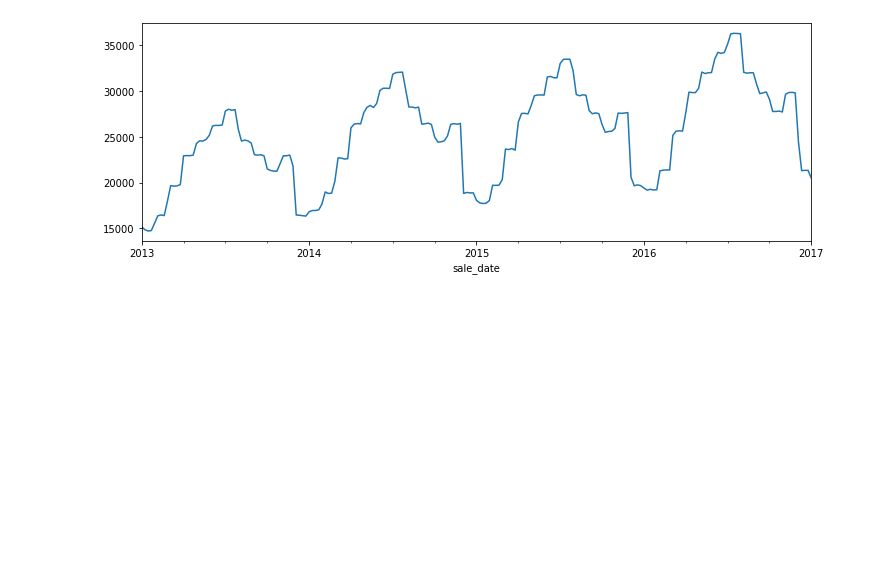
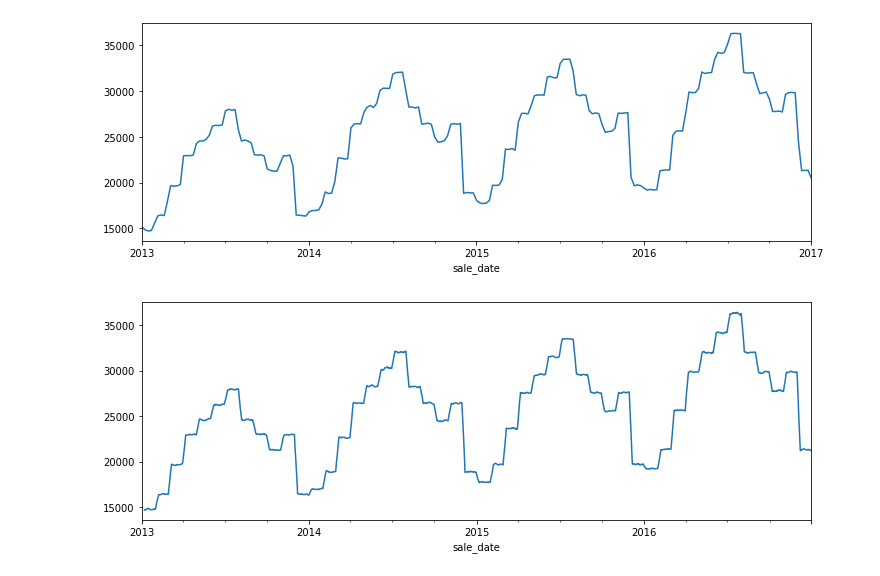
Before and after one commit to Johndsalas/ds-methodologies-exercises, a Jupyter notebook: time_series/Explore.ipynb, the cells around one changed output. Saved outputs shown, nothing was run; the diff lists cells and outputs as text; code cells hidden in the pictures; blank space fills up the shorter version.

```diff
--- a/time_series/Explore.ipynb
+++ b/time_series/Explore.ipynb
@@ -113,0 +134,5 @@ train.sale_amount.resample('2D').aggregate(np.sum).head()
+# %%
+train.rolling(7).mean().plot(figsize=(12, 4))
+plt.show()
+# %% [output]
+[figure, added]
```
Also changed, not shown: parts of 10 cells of this notebook, 2 other files.
